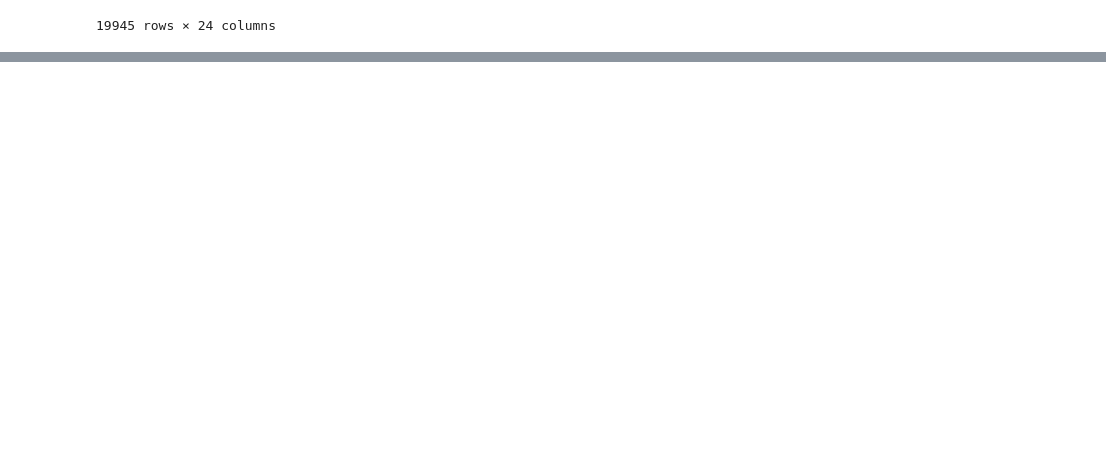
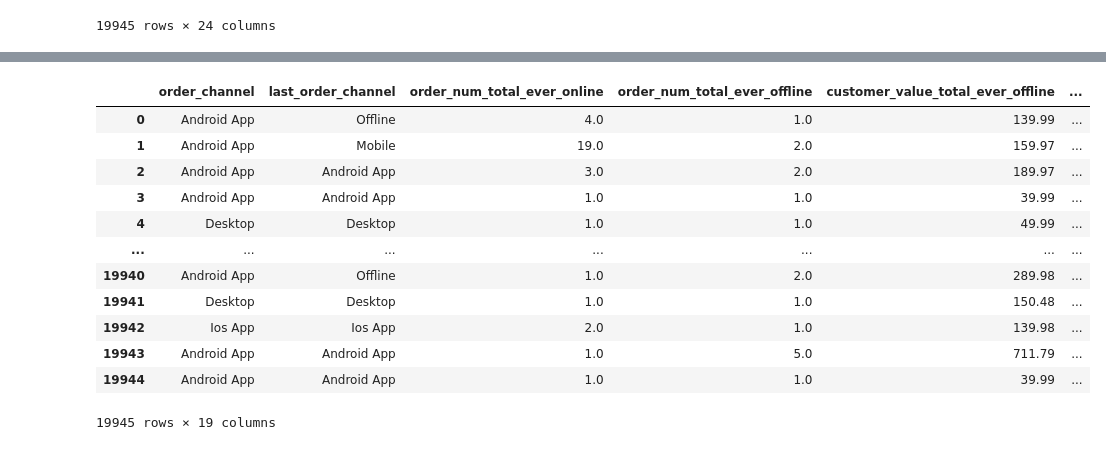
Before and after one commit to rajeshgowda116/-Customer-Segmentation, a Jupyter notebook: custemer.ipynb, the cells around one changed output, grey strips where cells are left out. Drawn from its saved outputs; the diff is of its cells as text; code cells hidden in the pictures; blank space fills up the shorter version.

```diff
--- a/custemer.ipynb
+++ b/custemer.ipynb
@@ -156,3 +156,5 @@ df
 | 19943 | e50bb46c-ff30-11e9-a5e8-000d3a38a36f | Android App | Android App | 2019-03-27 | 2021-02-13 | 2021-02-13 | ... |
 | 19944 | 740998d2-b1f7-11e9-89fa-000d3a38a36f | Android App | Android App | 2019-09-03 | 2020-06-06 | 2020-06-06 | ... |
 19945 rows × 24 columns
+# %%
+df.drop(['first_order_date','last_order_date','last_order_date_online','last_order_date_offline','master_id'],axis=1,inplace=True,)
@@ -158,0 +197,22 @@ df
+# %%
+df["interested_in_categories_12"] = (
+    df["interested_in_categories_12"]
+    .str.replace("[", "", regex=False)
+    .str.replace("]", "", regex=False)
+)
+# %%
+df
+# %% [output]
+|  | order_channel | last_order_channel | order_num_total_ever_online | order_num_total_ever_offline | customer_value_total_ever_offline | ... |
+| 0 | Android App | Offline | 4.0 | 1.0 | 139.99 | ... |
+| 1 | Android App | Mobile | 19.0 | 2.0 | 159.97 | ... |
+| 2 | Android App | Android App | 3.0 | 2.0 | 189.97 | ... |
+| 3 | Android App | Android App | 1.0 | 1.0 | 39.99 | ... |
+| 4 | Desktop | Desktop | 1.0 | 1.0 | 49.99 | ... |
+| ... | ... | ... | ... | ... | ... | ... |
+| 19940 | Android App | Offline | 1.0 | 2.0 | 289.98 | ... |
+| 19941 | Desktop | Desktop | 1.0 | 1.0 | 150.48 | ... |
+| 19942 | Ios App | Ios App | 2.0 | 1.0 | 139.98 | ... |
+| 19943 | Android App | Android App | 1.0 | 5.0 | 711.79 | ... |
+| 19944 | Android App | Android App | 1.0 | 1.0 | 39.99 | ... |
+19945 rows × 19 columns
```
Also changed, not shown: parts of 18 cells of this notebook, 6 other files.
